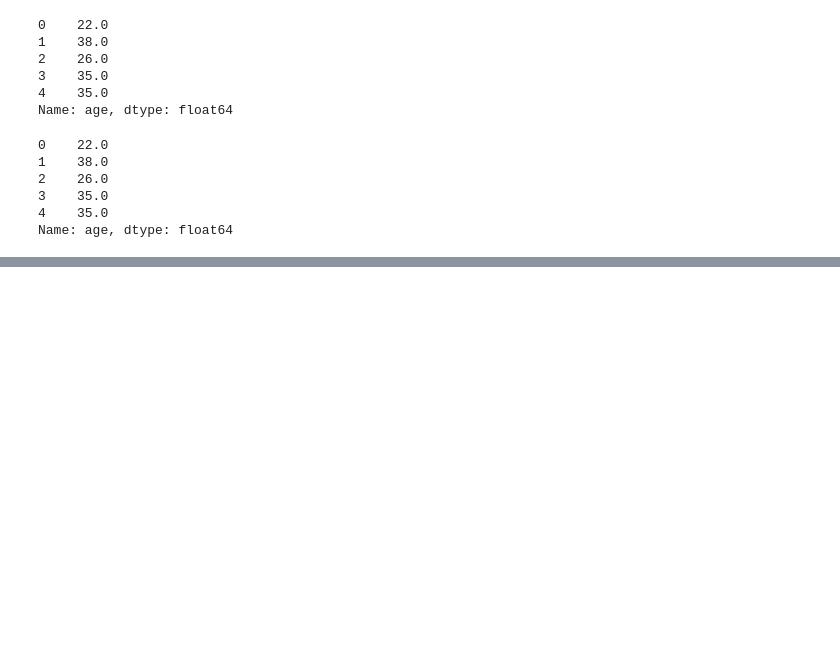
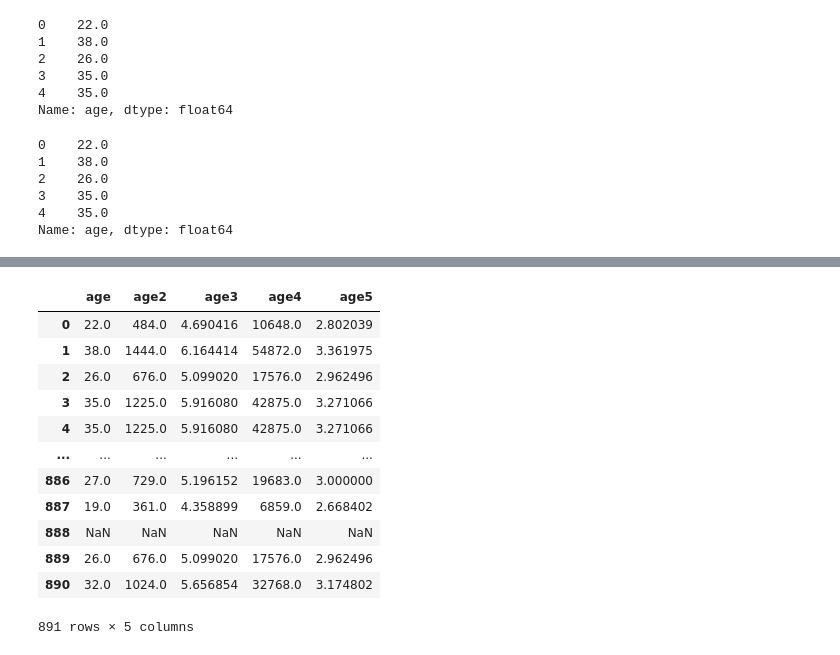
Before and after one commit to mtekfidan13/MiuulMakineOgrenmesiYazKampi, a Jupyter notebook: Pandas/değişkenlerüzerindeişlemler.ipynb, the cells around one changed output, grey strips where cells are left out. Drawn from its saved outputs; the diff is of its cells as text; code cells hidden in the pictures; blank space fills up the shorter version.

```diff
--- a/Pandas/değişkenlerüzerindeişlemler.ipynb
+++ b/Pandas/değişkenlerüzerindeişlemler.ipynb
@@ -49,0 +126,18 @@ Name: age, dtype: float64
+# %%
+df.loc[:, df.columns.str.contains("age")]
+
+# bu yöntemle içerisinde "age" ifadesi geçen her şeyi seçebildik.
+# %% [output]
+|  | age | age2 | age3 | age4 | age5 |
+| 0 | 22.0 | 484.0 | 4.690416 | 10648.0 | 2.802039 |
+| 1 | 38.0 | 1444.0 | 6.164414 | 54872.0 | 3.361975 |
+| 2 | 26.0 | 676.0 | 5.099020 | 17576.0 | 2.962496 |
+| 3 | 35.0 | 1225.0 | 5.916080 | 42875.0 | 3.271066 |
+| 4 | 35.0 | 1225.0 | 5.916080 | 42875.0 | 3.271066 |
+| ... | ... | ... | ... | ... | ... |
+| 886 | 27.0 | 729.0 | 5.196152 | 19683.0 | 3.000000 |
+| 887 | 19.0 | 361.0 | 4.358899 | 6859.0 | 2.668402 |
+| 888 | NaN | NaN | NaN | NaN | NaN |
+| 889 | 26.0 | 676.0 | 5.099020 | 17576.0 | 2.962496 |
+| 890 | 32.0 | 1024.0 | 5.656854 | 32768.0 | 3.174802 |
+891 rows × 5 columns
```
Also changed, not shown: parts of 12 cells of this notebook.
